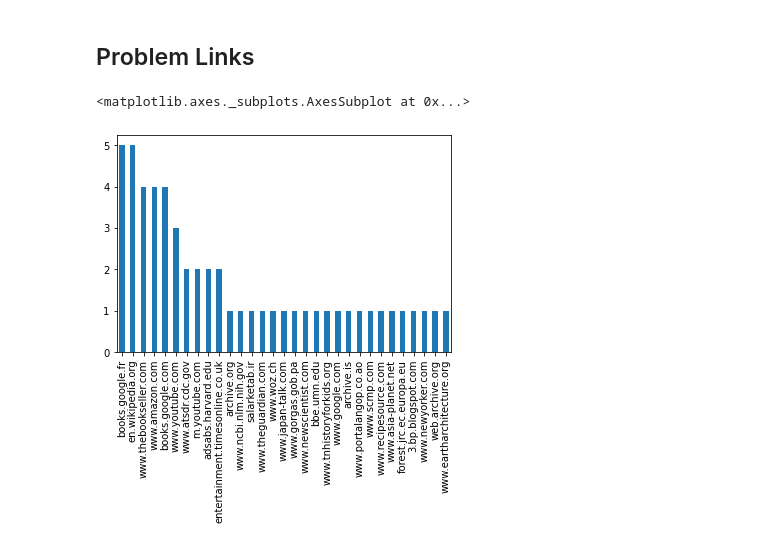
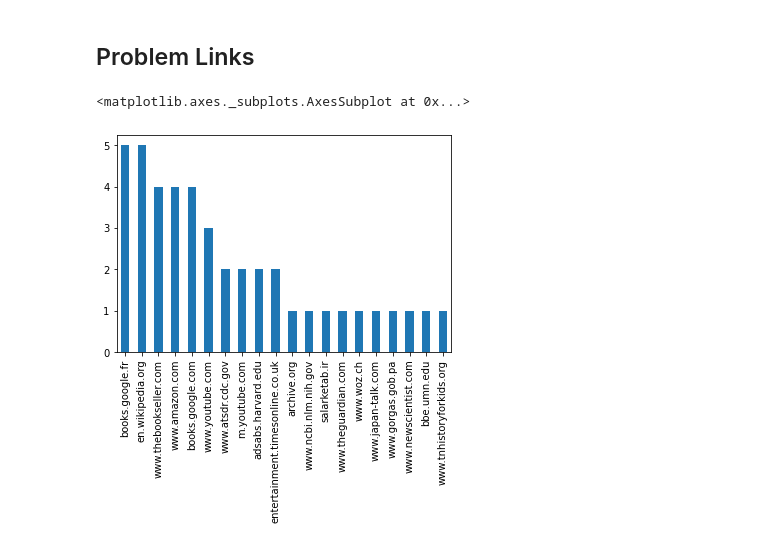
Before and after one commit to connorjoleary/DeepCite, a Jupyter notebook: backend/rds/quick_stats.ipynb, the cells around one changed output. Saved outputs shown, nothing was run; the diff lists cells and outputs as text; code cells hidden in the pictures.

Commit message:
add info about all hosts

```diff
--- a/backend/rds/quick_stats.ipynb
+++ b/backend/rds/quick_stats.ipynb
@@ -73,8 +73,8 @@ Index(['user_id', 'stage', 'status_code', 'response_time_elapsed',
 # %%
 errored_hosts_totals = cur_df[(cur_df.error != 'none') | (cur_df.status_code != 200)].root_host.value_counts()
 
 errored_hosts_totals = cur_df.errored_hosts.apply(pd.Series).append(errored_hosts_totals.to_frame().transpose()).sum()
-errored_hosts_totals.sort_values(ascending=False).plot.bar()
+errored_hosts_totals.sort_values(ascending=False)[:20].plot.bar()
 # %% [output]
 <matplotlib.axes._subplots.AxesSubplot at 0x...>
-[figure, old version]
+[figure, new version]
```
Also changed, not shown: parts of 1 cell of this notebook.
